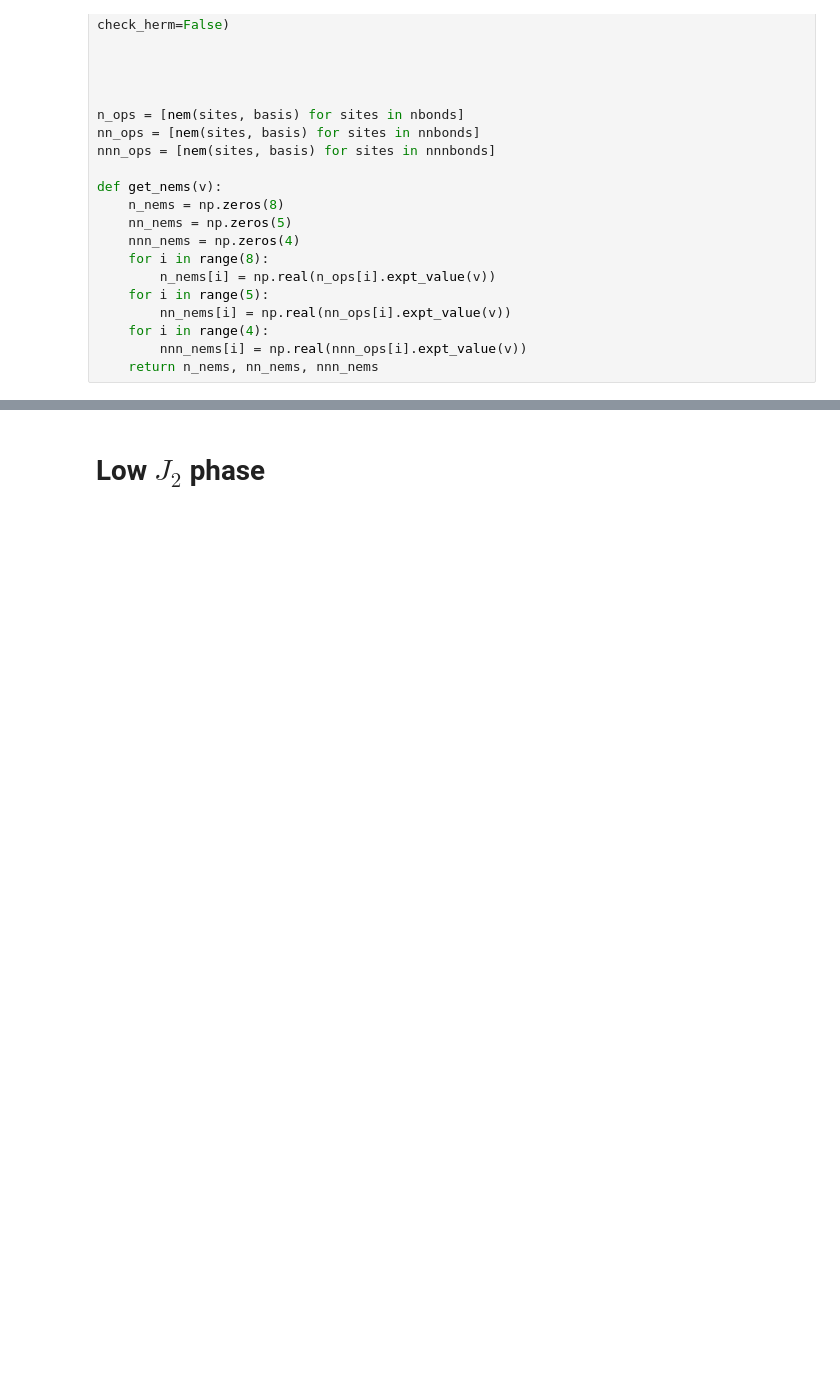
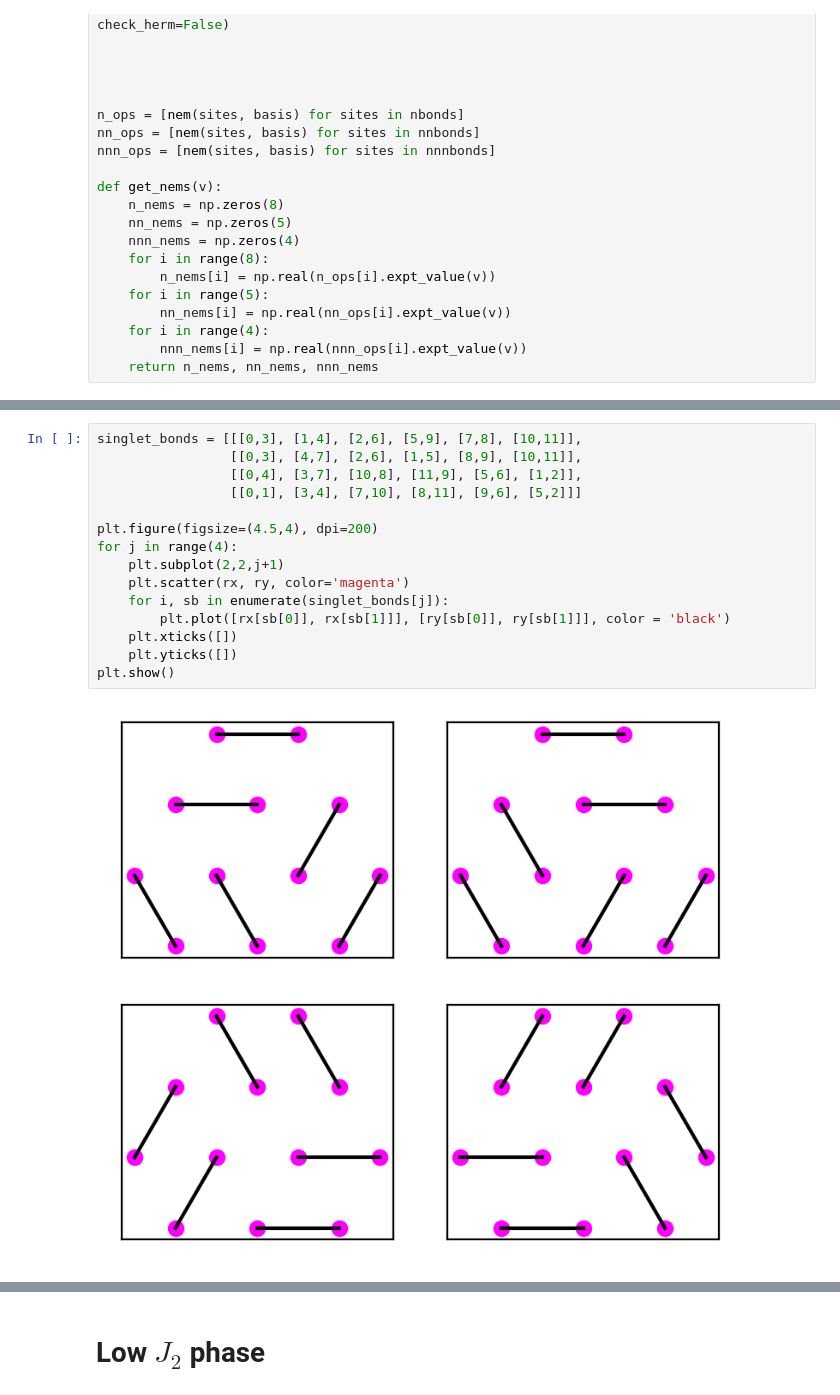
Before and after one commit to wholdhus/hmftpy, a Jupyter notebook: XY_local_order.ipynb, the cells around one changed output, grey strips where cells are left out. Saved outputs shown, nothing was run; the diff lists cells and outputs as text; blank space fills up the shorter version.

Commit message:
Reorganization, testing some singlet correlators

```diff
--- a/XY_chirality.ipynb
+++ b/XY_local_order.ipynb
@@ -169,0 +175,17 @@ def get_nems(v):
+# %%
+singlet_bonds = [[[0,3], [1,4], [2,6], [5,9], [7,8], [10,11]],
+                 [[0,3], [4,7], [2,6], [1,5], [8,9], [10,11]],
+                 [[0,4], [3,7], [10,8], [11,9], [5,6], [1,2]],
+                 [[0,1], [3,4], [7,10], [8,11], [9,6], [5,2]]]
+
+plt.figure(figsize=(4.5,4), dpi=200)
+for j in range(4):
+    plt.subplot(2,2,j+1)
+    plt.scatter(rx, ry, color='magenta')
+    for i, sb in enumerate(singlet_bonds[j]):
+        plt.plot([rx[sb[0]], rx[sb[1]]], [ry[sb[0]], ry[sb[1]]], color = 'black')
+    plt.xticks([])
+    plt.yticks([])
+plt.show()
+# %% [output]
+[figure, added]
```
Also changed, not shown: parts of 6 cells of this notebook, 3 other files.
